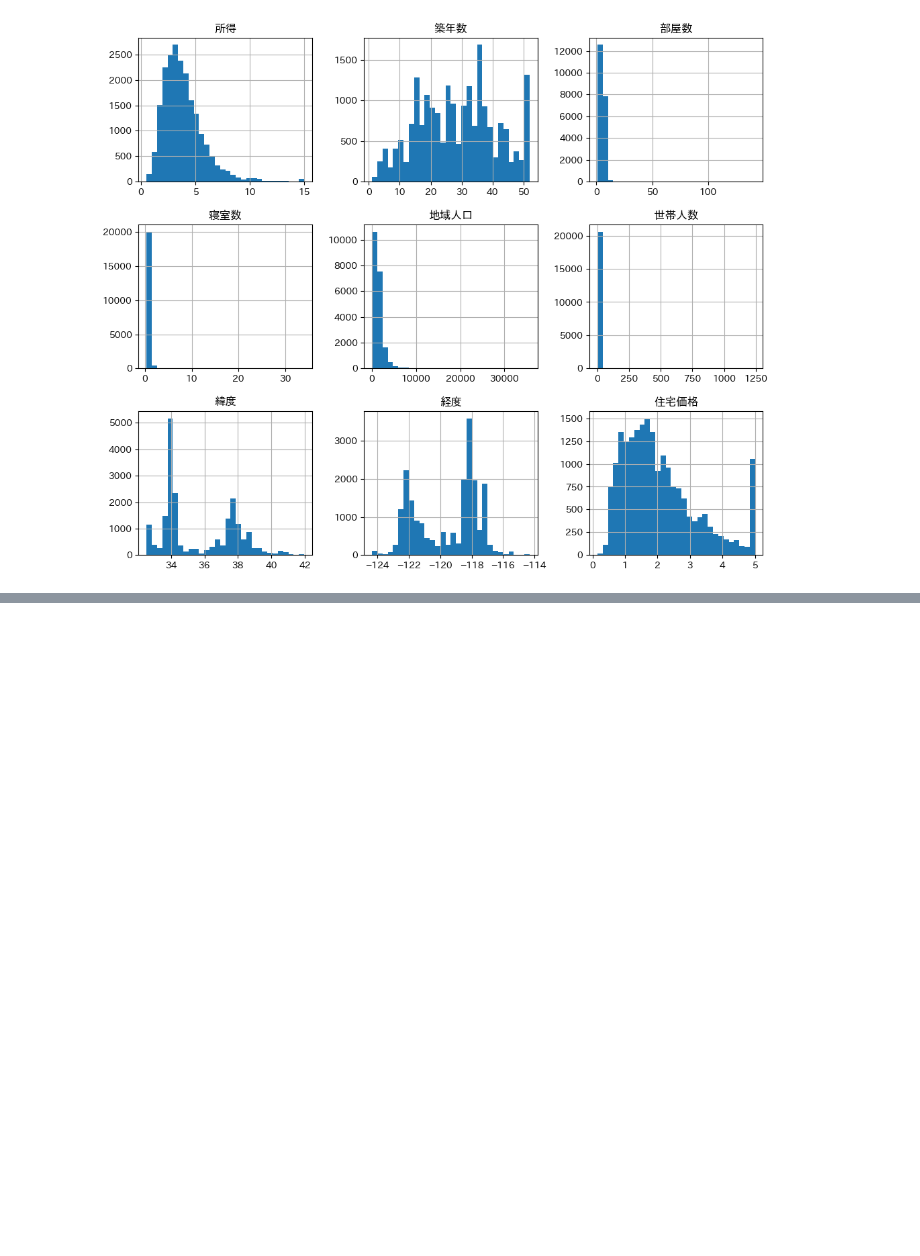
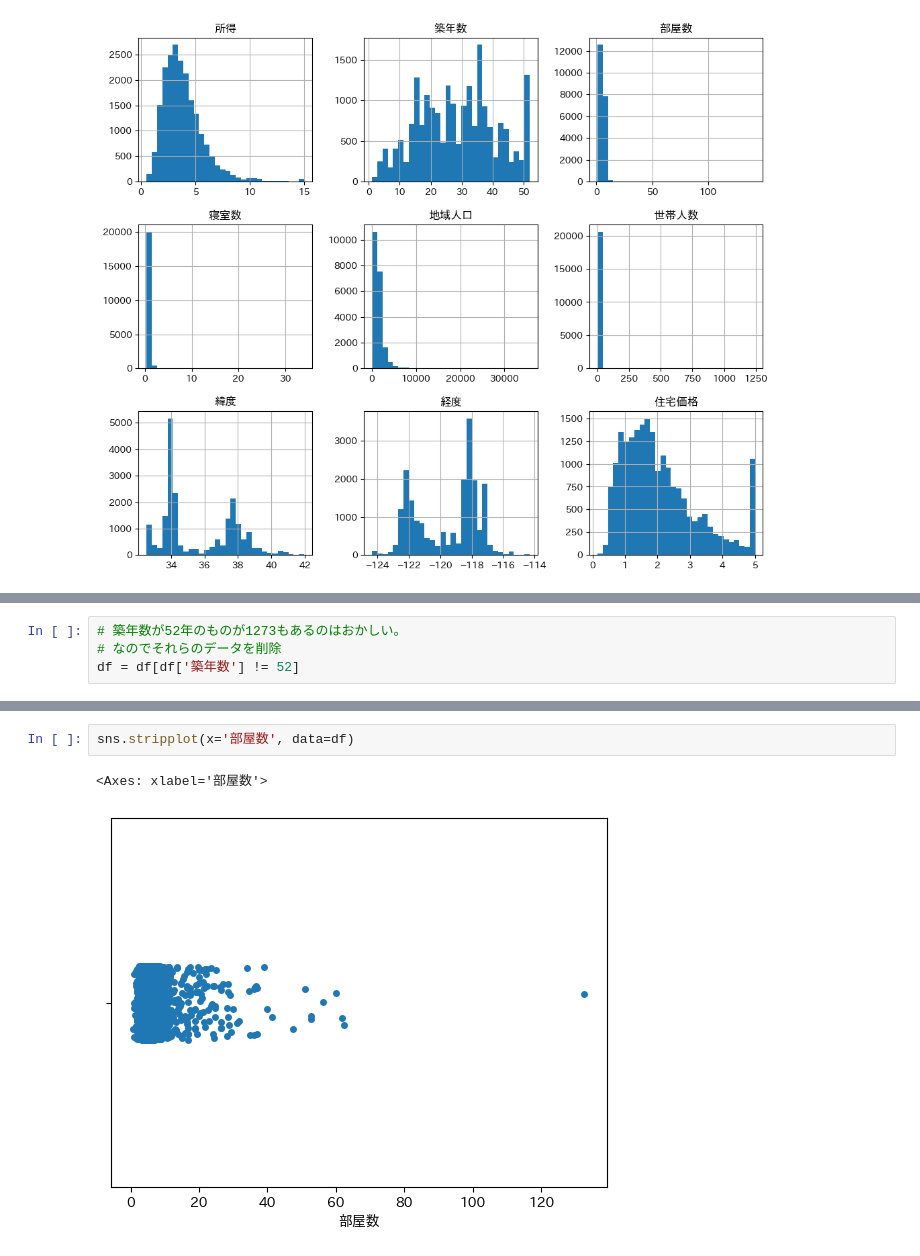
Before and after one commit to picalin/samurai_data_science, a Jupyter notebook: 09_data_treatment.ipynb, the cells around one changed output, grey strips where cells are left out. Drawn from its saved outputs; the diff is of its cells as text; blank space fills up the shorter version.

```diff
--- a/09_data_treatment.ipynb
+++ b/09_data_treatment.ipynb
@@ -138,0 +148,4 @@ array([[<Axes: title={'center': '所得'}>, <Axes: title={'center': '築年数'}
+# %%
+# 築年数が52年のものが1273もあるのはおかしい。
+# なのでそれらのデータを削除
+df = df[df['築年数'] != 52]
@@ -138,0 +168,5 @@ array([[<Axes: title={'center': '所得'}>, <Axes: title={'center': '築年数'}
+# %%
+sns.stripplot(x='部屋数', data=df)
+# %% [output]
+<Axes: xlabel='部屋数'>
+[figure, added]
```
Also changed, not shown: parts of 15 cells of this notebook, 1 other file.
